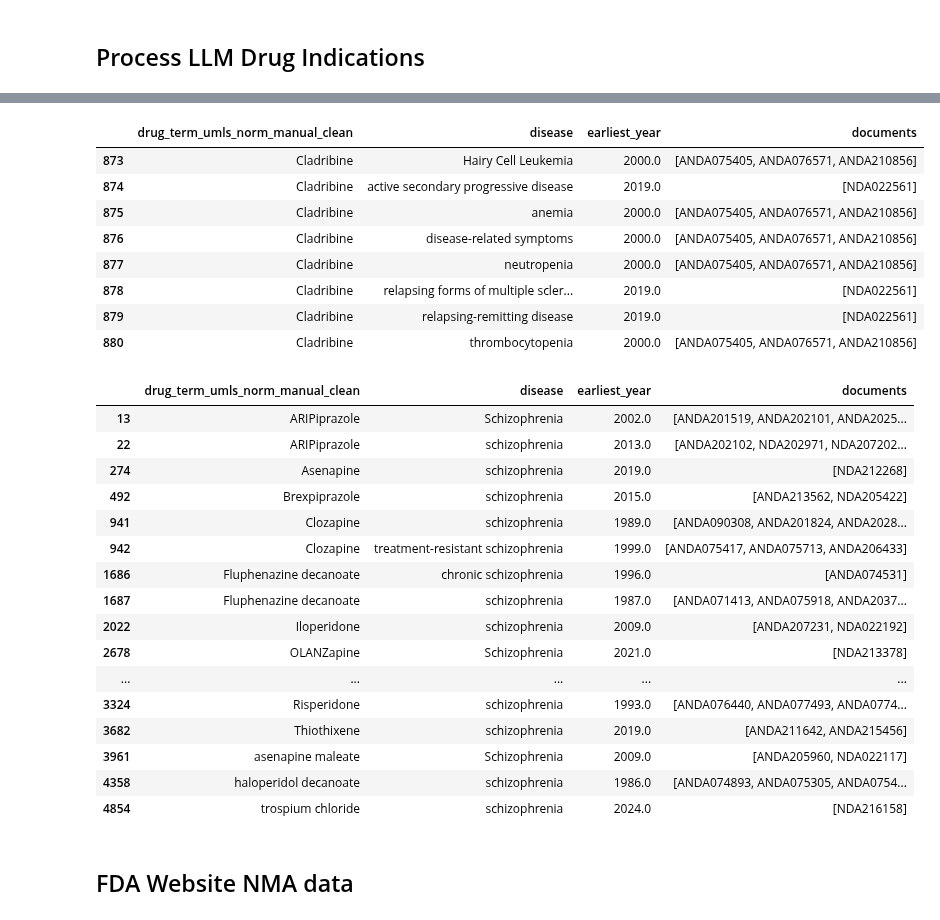
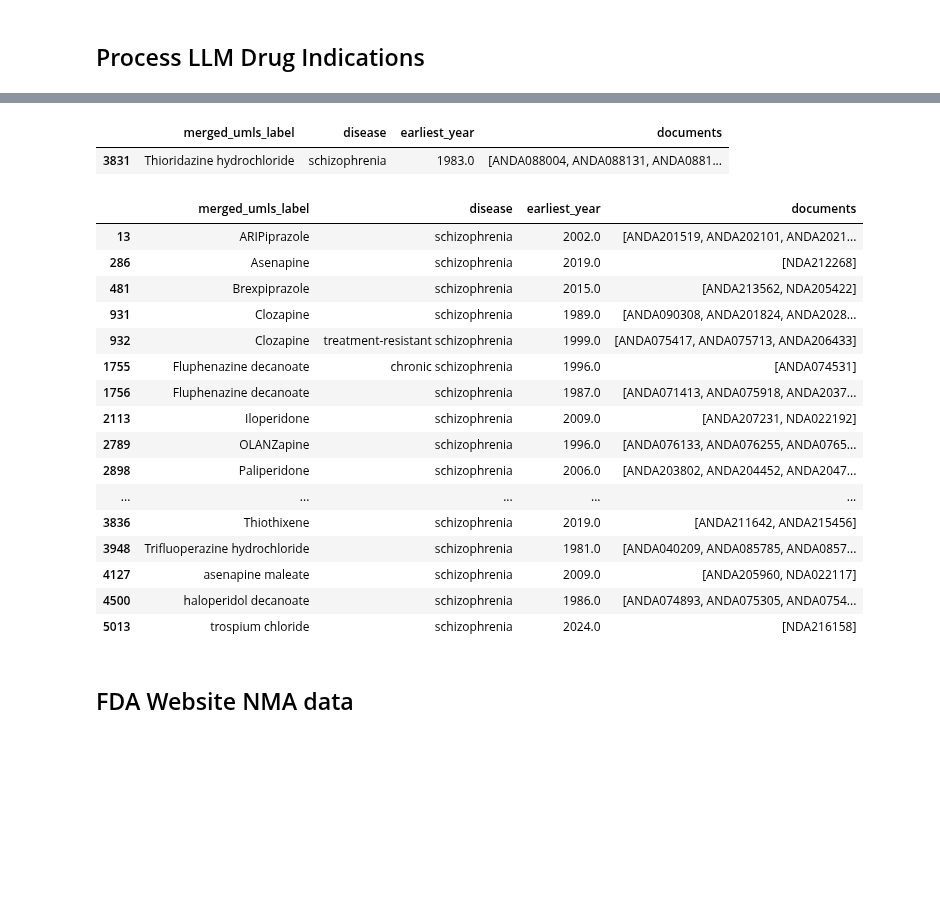
Before and after one commit to Ineichen-Group/Preclinical_DrugDisease_Translation_Pipeline, a Jupyter notebook: 10_drug_disease_translation_analysis/FDA_05_Process_Indications.ipynb, the cells around one changed output, grey strips where cells are left out. Saved outputs shown, nothing was run; the diff lists cells and outputs as text; code cells hidden in the pictures; blank space fills up the shorter version.

```diff
--- a/10_drug_disease_translation_analysis/FDA_05_Process_Indications.ipynb
+++ b/10_drug_disease_translation_analysis/FDA_05_Process_Indications.ipynb
@@ -8,9 +8,10 @@ import matplotlib.pyplot as plt
 # %% [markdown]
 ## Process LLM Drug Indications
 # %%
-llm_indications = pd.read_csv("./drugs_with_indications_LLM_cleaned.csv")
+llm_indications = pd.read_csv("./out/drugs_with_indications_LLM_cleaned_20260109.csv")
+drugs_col = "merged_umls_label"
 # %%
-llm_indications_data = llm_indications[['unique_id', 'drug_term_umls_norm_manual_clean', 'year','application_number', 'active_ingredients_split', 'disease_from_indications']]
+llm_indications_data = llm_indications[['unique_id', drugs_col, 'year','application_number', 'active_ingredients_split', 'disease_from_indications']]
 # %%
 llm_indications_data
 # %% [output]
@@ -42,14 +43,15 @@ df_expanded = (
       .explode('disease')
       .dropna(subset=['disease'])
 )
+# 1b. Standardize to lowercase and strip whitespace
+df_expanded['disease'] = df_expanded['disease'].str.lower().str.strip()
 
 # 2. Aggregate: earliest year + list of all associated documents
 result = (
     df_expanded
-    .groupby(['drug_term_umls_norm_manual_clean', 'disease'], as_index=False)
+    .groupby([drugs_col, 'disease'], as_index=False)
     .agg(
         earliest_year=('year', 'min'),
         documents=('application_number', lambda x: sorted(set(x)))
     )
 )
-result
@@ -70,35 +58,28 @@ result
 # %%
-result[result['drug_term_umls_norm_manual_clean'].str.contains("cladribine", case=False)]
+result[result[drugs_col].str.contains("Thioridazine hydrochloride", case=False)]
 # %% [output]
-|  | drug_term_umls_norm_manual_clean | disease | earliest_year | documents |
-| 873 | Cladribine | Hairy Cell Leukemia | 2000.0 | [ANDA075405, ANDA076571, ANDA210856] |
-| 874 | Cladribine | active secondary progressive disease | 2019.0 | [NDA022561] |
-| 875 | Cladribine | anemia | 2000.0 | [ANDA075405, ANDA076571, ANDA210856] |
-| 876 | Cladribine | disease-related symptoms | 2000.0 | [ANDA075405, ANDA076571, ANDA210856] |
-| 877 | Cladribine | neutropenia | 2000.0 | [ANDA075405, ANDA076571, ANDA210856] |
-| 878 | Cladribine | relapsing forms of multiple scler... | 2019.0 | [NDA022561] |
-| 879 | Cladribine | relapsing-remitting disease | 2019.0 | [NDA022561] |
-| 880 | Cladribine | thrombocytopenia | 2000.0 | [ANDA075405, ANDA076571, ANDA210856] |
+|  | merged_umls_label | disease | earliest_year | documents |
+| 3831 | Thioridazine hydrochloride | schizophrenia | 1983.0 | [ANDA088004, ANDA088131, ANDA0881... |
 # %%
 result[result['disease'].str.contains("schizophrenia", case=False)]
 # %% [output]
-|  | drug_term_umls_norm_manual_clean | disease | earliest_year | documents |
-| 13 | ARIPiprazole | Schizophrenia | 2002.0 | [ANDA201519, ANDA202101, ANDA2025... |
-| 22 | ARIPiprazole | schizophrenia | 2013.0 | [ANDA202102, NDA202971, NDA207202... |
-| 274 | Asenapine | schizophrenia | 2019.0 | [NDA212268] |
-| 492 | Brexpiprazole | schizophrenia | 2015.0 | [ANDA213562, NDA205422] |
-| 941 | Clozapine | schizophrenia | 1989.0 | [ANDA090308, ANDA201824, ANDA2028... |
-| 942 | Clozapine | treatment-resistant schizophrenia | 1999.0 | [ANDA075417, ANDA075713, ANDA206433] |
-| 1686 | Fluphenazine decanoate | chronic schizophrenia | 1996.0 | [ANDA074531] |
-| 1687 | Fluphenazine decanoate | schizophrenia | 1987.0 | [ANDA071413, ANDA075918, ANDA2037... |
-| 2022 | Iloperidone | schizophrenia | 2009.0 | [ANDA207231, NDA022192] |
-| 2678 | OLANZapine | Schizophrenia | 2021.0 | [NDA213378] |
+|  | merged_umls_label | disease | earliest_year | documents |
+| 13 | ARIPiprazole | schizophrenia | 2002.0 | [ANDA201519, ANDA202101, ANDA2021... |
+| 286 | Asenapine | schizophrenia | 2019.0 | [NDA212268] |
+| 481 | Brexpiprazole | schizophrenia | 2015.0 | [ANDA213562, NDA205422] |
+| 931 | Clozapine | schizophrenia | 1989.0 | [ANDA090308, ANDA201824, ANDA2028... |
+| 932 | Clozapine | treatment-resistant schizophrenia | 1999.0 | [ANDA075417, ANDA075713, ANDA206433] |
+| 1755 | Fluphenazine decanoate | chronic schizophrenia | 1996.0 | [ANDA074531] |
+| 1756 | Fluphenazine decanoate | schizophrenia | 1987.0 | [ANDA071413, ANDA075918, ANDA2037... |
+| 2113 | Iloperidone | schizophrenia | 2009.0 | [ANDA207231, NDA022192] |
+| 2789 | OLANZapine | schizophrenia | 1996.0 | [ANDA076133, ANDA076255, ANDA0765... |
+| 2898 | Paliperidone | schizophrenia | 2006.0 | [ANDA203802, ANDA204452, ANDA2047... |
 | ... | ... | ... | ... | ... |
-| 3324 | Risperidone | schizophrenia | 1993.0 | [ANDA076440, ANDA077493, ANDA0774... |
-| 3682 | Thiothixene | schizophrenia | 2019.0 | [ANDA211642, ANDA215456] |
-| 3961 | asenapine maleate | Schizophrenia | 2009.0 | [ANDA205960, NDA022117] |
-| 4358 | haloperidol decanoate | schizophrenia | 1986.0 | [ANDA074893, ANDA075305, ANDA0754... |
-| 4854 | trospium chloride | schizophrenia | 2024.0 | [NDA216158] |
+| 3836 | Thiothixene | schizophrenia | 2019.0 | [ANDA211642, ANDA215456] |
+| 3948 | Trifluoperazine hydrochloride | schizophrenia | 1981.0 | [ANDA040209, ANDA085785, ANDA0857... |
+| 4127 | asenapine maleate | schizophrenia | 2009.0 | [ANDA205960, NDA022117] |
+| 4500 | haloperidol decanoate | schizophrenia | 1986.0 | [ANDA074893, ANDA075305, ANDA0754... |
+| 5013 | trospium chloride | schizophrenia | 2024.0 | [NDA216158] |
 # %% [markdown]
 ## FDA Website NMA data
 # %%
```
Also changed, not shown: parts of 3 cells of this notebook, 4 other files.
